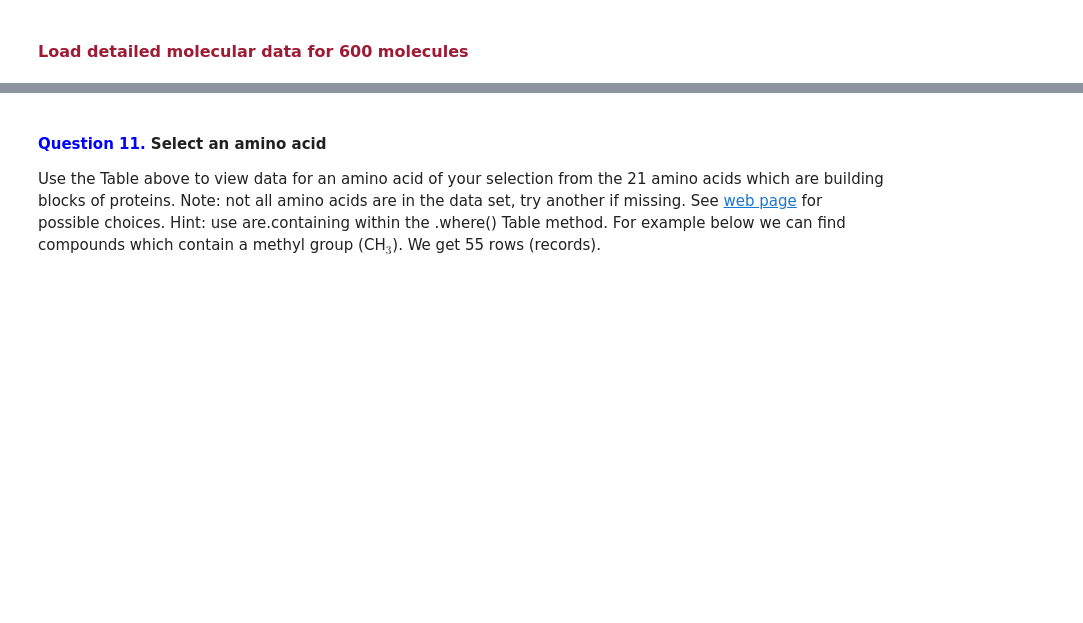
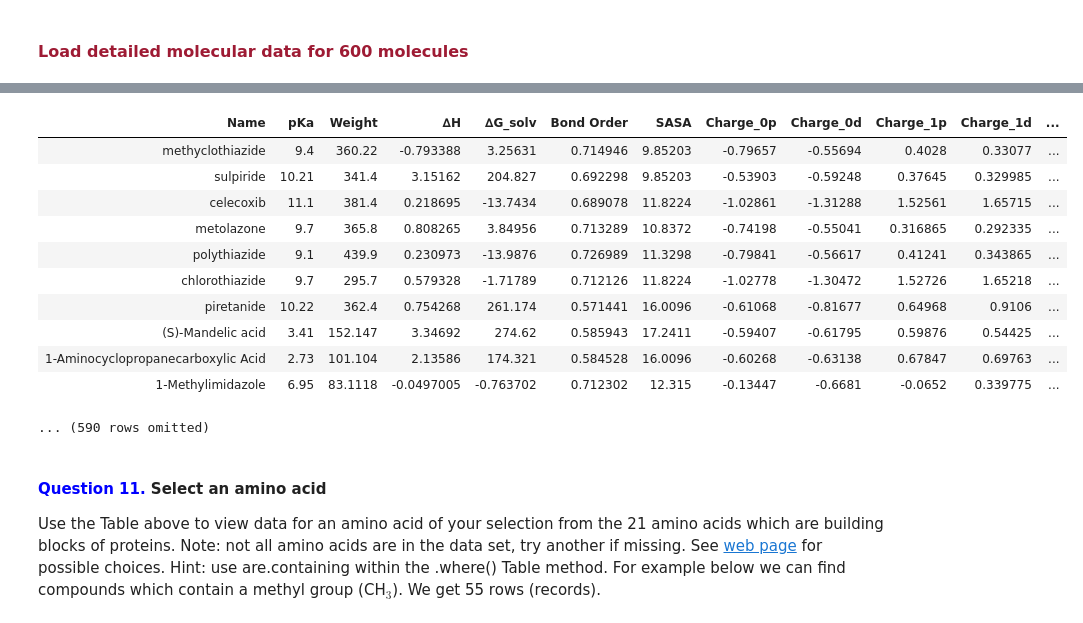
Before and after one commit to laserchemist/datascience, a Jupyter notebook: under_development/Nearest Neighbor/Machine Learning and Chemistry-Fall-2024-advanced.ipynb, the cells around one changed output, grey strips where cells are left out. Cells and saved outputs as stored; diff of their text form; code cells hidden in the pictures; blank space fills up the shorter version.

```diff
--- a/under_development/Nearest Neighbor/Machine Learning and Chemistry-Fall-2024-advanced.ipynb
+++ b/under_development/Nearest Neighbor/Machine Learning and Chemistry-Fall-2024-advanced.ipynb
@@ -421,3 +475,19 @@ molecules
+# %%
+molecules = Table().read_table('data/pKa_med.csv')
+molecules
+# %% [output]
+| Name | pKa | Weight | ∆H | ∆G_solv | Bond Order | SASA | Charge_0p | Charge_0d | Charge_1p | Charge_1d | ... |
+| methyclothiazide | 9.4 | 360.22 | -0.793388 | 3.25631 | 0.714946 | 9.85203 | -0.79657 | -0.55694 | 0.4028 | 0.33077 | ... |
+| sulpiride | 10.21 | 341.4 | 3.15162 | 204.827 | 0.692298 | 9.85203 | -0.53903 | -0.59248 | 0.37645 | 0.329985 | ... |
+| celecoxib | 11.1 | 381.4 | 0.218695 | -13.7434 | 0.689078 | 11.8224 | -1.02861 | -1.31288 | 1.52561 | 1.65715 | ... |
+| metolazone | 9.7 | 365.8 | 0.808265 | 3.84956 | 0.713289 | 10.8372 | -0.74198 | -0.55041 | 0.316865 | 0.292335 | ... |
+| polythiazide | 9.1 | 439.9 | 0.230973 | -13.9876 | 0.726989 | 11.3298 | -0.79841 | -0.56617 | 0.41241 | 0.343865 | ... |
+| chlorothiazide | 9.7 | 295.7 | 0.579328 | -1.71789 | 0.712126 | 11.8224 | -1.02778 | -1.30472 | 1.52726 | 1.65218 | ... |
+| piretanide | 10.22 | 362.4 | 0.754268 | 261.174 | 0.571441 | 16.0096 | -0.61068 | -0.81677 | 0.64968 | 0.9106 | ... |
+| (S)-Mandelic acid | 3.41 | 152.147 | 3.34692 | 274.62 | 0.585943 | 17.2411 | -0.59407 | -0.61795 | 0.59876 | 0.54425 | ... |
+| 1-Aminocyclopropanecarboxylic Acid | 2.73 | 101.104 | 2.13586 | 174.321 | 0.584528 | 16.0096 | -0.60268 | -0.63138 | 0.67847 | 0.69763 | ... |
+| 1-Methylimidazole | 6.95 | 83.1118 | -0.0497005 | -0.763702 | 0.712302 | 12.315 | -0.13447 | -0.6681 | -0.0652 | 0.339775 | ... |
+... (590 rows omitted)
 # %% [markdown]
 #### <font color=blue> **Question 11.** </font>Select an amino acid
  Use the Table above to view data for an amino acid of your selection from the 21 amino acids which are building blocks of proteins. Note: not all amino acids are in the data set, try another if missing. See [web page](https://i.pinimg.com/originals/a2/fd/dd/a2fddd4ad8b9067bfeb0d6f51cf28e71.jpg) for possible choices. Hint: use are.containing within the .where() Table method. For example below we can find compounds which contain a methyl group (CH$_3$). We get 55 rows (records).
```
Also changed, not shown: parts of 37 cells of this notebook, 23 other files.
